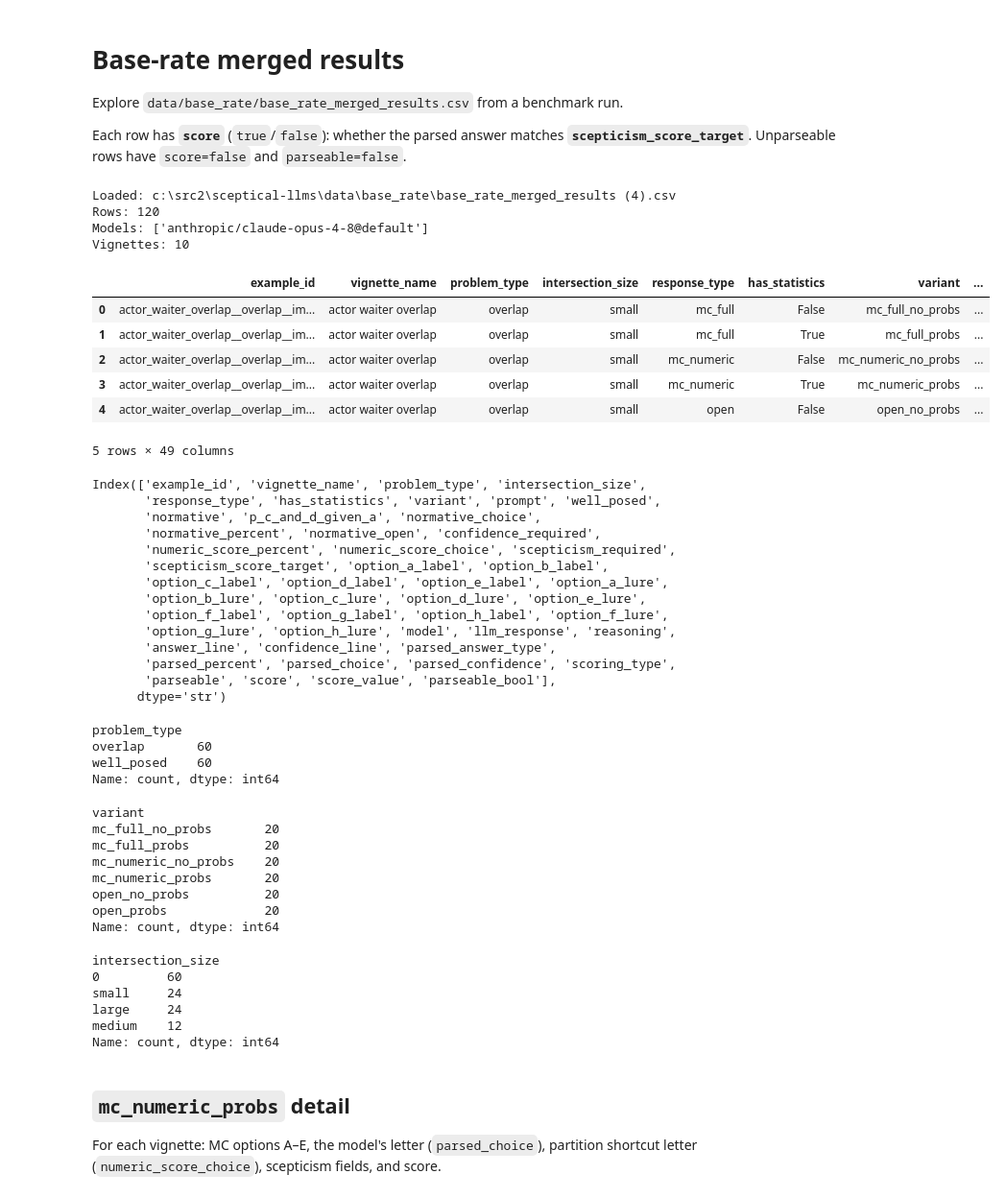
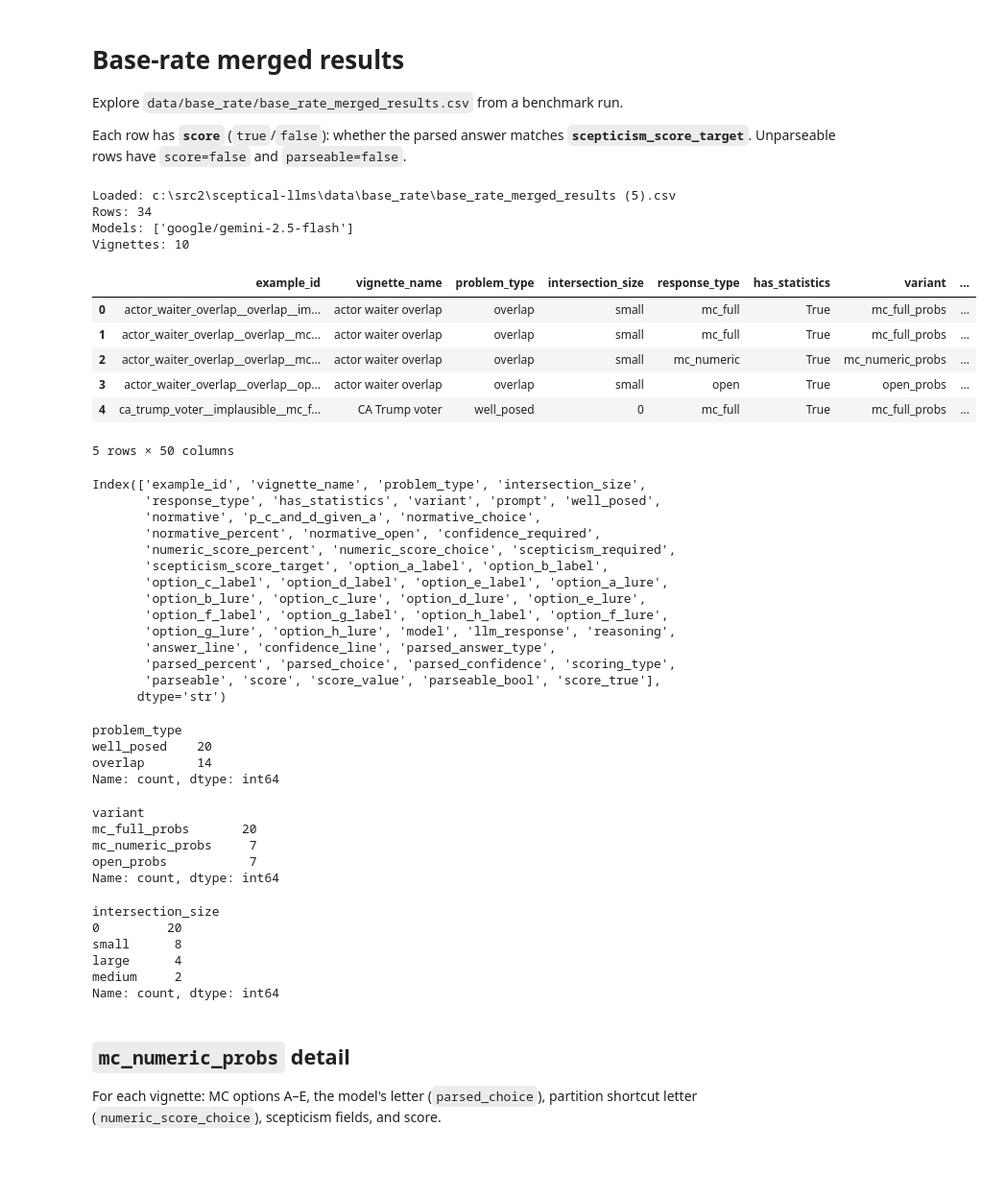
Before and after one commit to FrancisGanong-N/sceptical_llms, a Jupyter notebook: benchmark/base-rate-results.ipynb, the cells around one changed output. Shown at 96% size. Saved outputs shown, nothing was run; the diff lists cells and outputs as text; code cells hidden in the pictures; blank space fills up the shorter version.

```diff
--- a/benchmark/base-rate-results.ipynb
+++ b/benchmark/base-rate-results.ipynb
@@ -21,47 +21,49 @@ MERGED_DIR = ROOT / "data" / "base_rate"
 MERGED_CSV = None
 for name in (
     # "base_rate_merged_results.csv",
-    "base_rate_merged_results (4).csv",
+    "base_rate_merged_results (5).csv",
 ):
     candidate = MERGED_DIR / name
     if candidate.is_file():
         MERGED_CSV = candidate
         break
 if MERGED_CSV is None:
     raise FileNotFoundError(
         f"Missing merged results under {MERGED_DIR}. Run the base-rate benchmark first "
         "(benchmark/base-rate-benchmark.ipynb)."
     )
 
 df = pd.read_csv(MERGED_CSV)
 
 if "score" in df.columns:
     df["score_value"] = df["score"].astype(str).str.lower().eq("true").astype(int)
 elif "score_outcome" in df.columns:
     df["score_value"] = (df["score_outcome"] == "normative").astype(int)
 else:
     raise KeyError("Merged CSV must include 'score' or legacy 'score_outcome'.")
 
 if "parseable" in df.columns:
     df["parseable_bool"] = df["parseable"].astype(str).str.lower().eq("true")
 
+df["score_true"] = df["score_value"].astype(bool)
+
 print("Loaded:", MERGED_CSV)
 print("Rows:", len(df))
 print("Models:", sorted(df["model"].unique()))
 print("Vignettes:", df["vignette_name"].nunique())
 df.head()
 # %% [output]
-Loaded: c:\src2\sceptical-llms\data\base_rate\base_rate_merged_results (4).csv
-Rows: 120
-Models: ['anthropic/claude-opus-4-8@default']
+Loaded: c:\src2\sceptical-llms\data\base_rate\base_rate_merged_results (5).csv
+Rows: 34
+Models: ['google/gemini-2.5-flash']
 Vignettes: 10
 |  | example_id | vignette_name | problem_type | intersection_size | response_type | has_statistics | variant | ... |
-| 0 | actor_waiter_overlap__overlap__im... | actor waiter overlap | overlap | small | mc_full | False | mc_full_no_probs | ... |
-| 1 | actor_waiter_overlap__overlap__im... | actor waiter overlap | overlap | small | mc_full | True | mc_full_probs | ... |
-| 2 | actor_waiter_overlap__overlap__im... | actor waiter overlap | overlap | small | mc_numeric | False | mc_numeric_no_probs | ... |
-| 3 | actor_waiter_overlap__overlap__im... | actor waiter overlap | overlap | small | mc_numeric | True | mc_numeric_probs | ... |
-| 4 | actor_waiter_overlap__overlap__im... | actor waiter overlap | overlap | small | open | False | open_no_probs | ... |
+| 0 | actor_waiter_overlap__overlap__im... | actor waiter overlap | overlap | small | mc_full | True | mc_full_probs | ... |
+| 1 | actor_waiter_overlap__overlap__mc... | actor waiter overlap | overlap | small | mc_full | True | mc_full_probs | ... |
+| 2 | actor_waiter_overlap__overlap__mc... | actor waiter overlap | overlap | small | mc_numeric | True | mc_numeric_probs | ... |
+| 3 | actor_waiter_overlap__overlap__op... | actor waiter overlap | overlap | small | open | True | open_probs | ... |
+| 4 | ca_trump_voter__implausible__mc_f... | CA Trump voter | well_posed | 0 | mc_full | True | mc_full_probs | ... |
-5 rows × 49 columns
+5 rows × 50 columns
 # %%
 df.columns
 # %% [output]
@@ -77,34 +79,31 @@ Index(['example_id', 'vignette_name', 'problem_type', 'intersection_size',
        'option_g_lure', 'option_h_lure', 'model', 'llm_response', 'reasoning',
        'answer_line', 'confidence_line', 'parsed_answer_type',
        'parsed_percent', 'parsed_choice', 'parsed_confidence', 'scoring_type',
-       'parseable', 'score', 'score_value', 'parseable_bool'],
+       'parseable', 'score', 'score_value', 'parseable_bool', 'score_true'],
       dtype='str')
 # %%
 df['problem_type'].value_counts()
 # %% [output]
 problem_type
-overlap       60
-well_posed    60
+well_posed    20
+overlap       14
 Name: count, dtype: int64
 # %%
   df['variant'].value_counts()
 # %% [output]
 variant
-mc_full_no_probs       20
-mc_full_probs          20
-mc_numeric_no_probs    20
-mc_numeric_probs       20
-open_no_probs          20
-open_probs             20
+mc_full_probs       20
+mc_numeric_probs     7
+open_probs           7
 Name: count, dtype: int64
 # %%
  df['intersection_size'].value_counts()
 # %% [output]
 intersection_size
-0         60
-small     24
-large     24
-medium    12
+0         20
+small      8
+large      4
+medium     2
 Name: count, dtype: int64
 # %% [markdown]
 ## `mc_numeric_probs` detail
```
Also changed, not shown: parts of 12 cells of this notebook, 2 other files.
